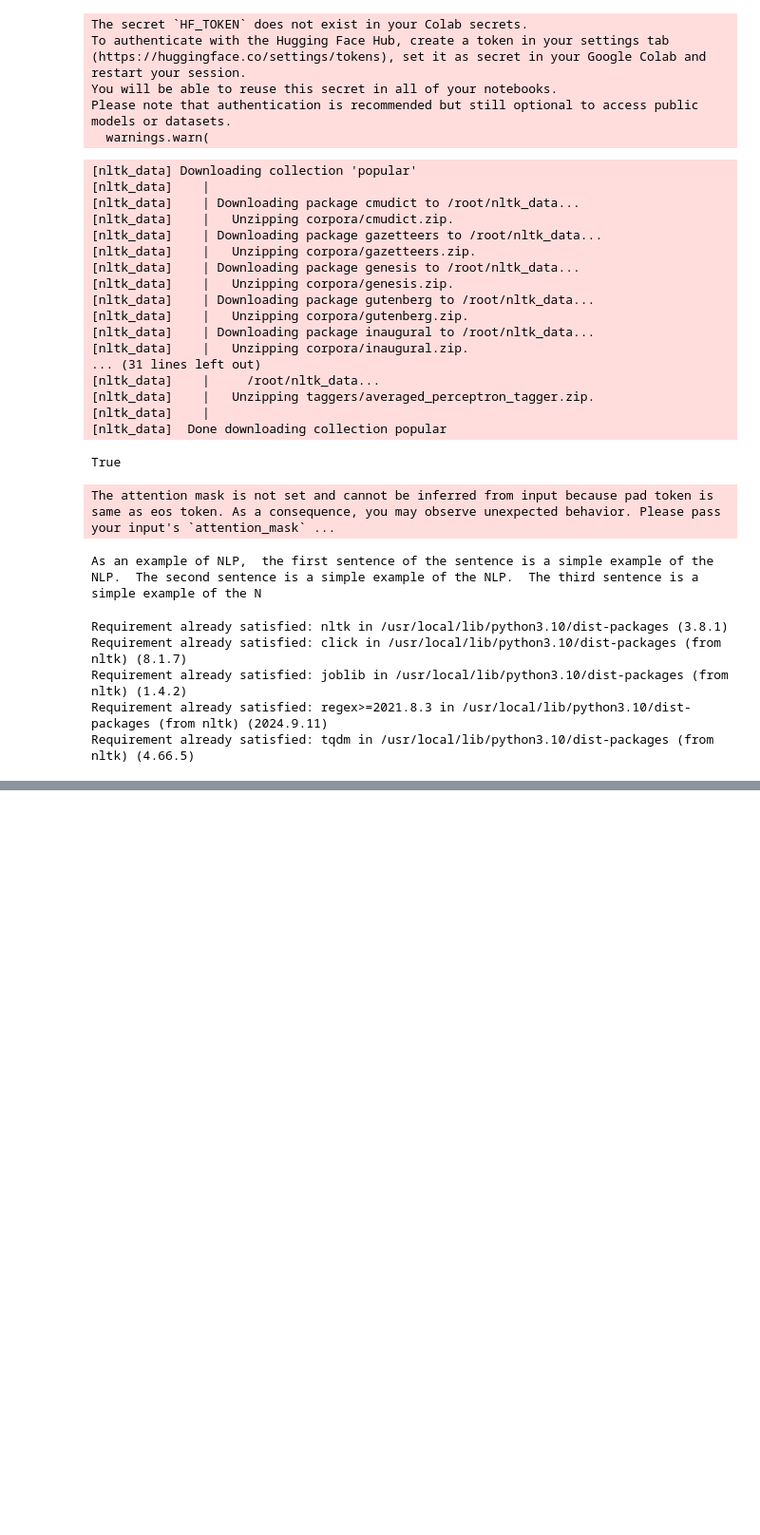
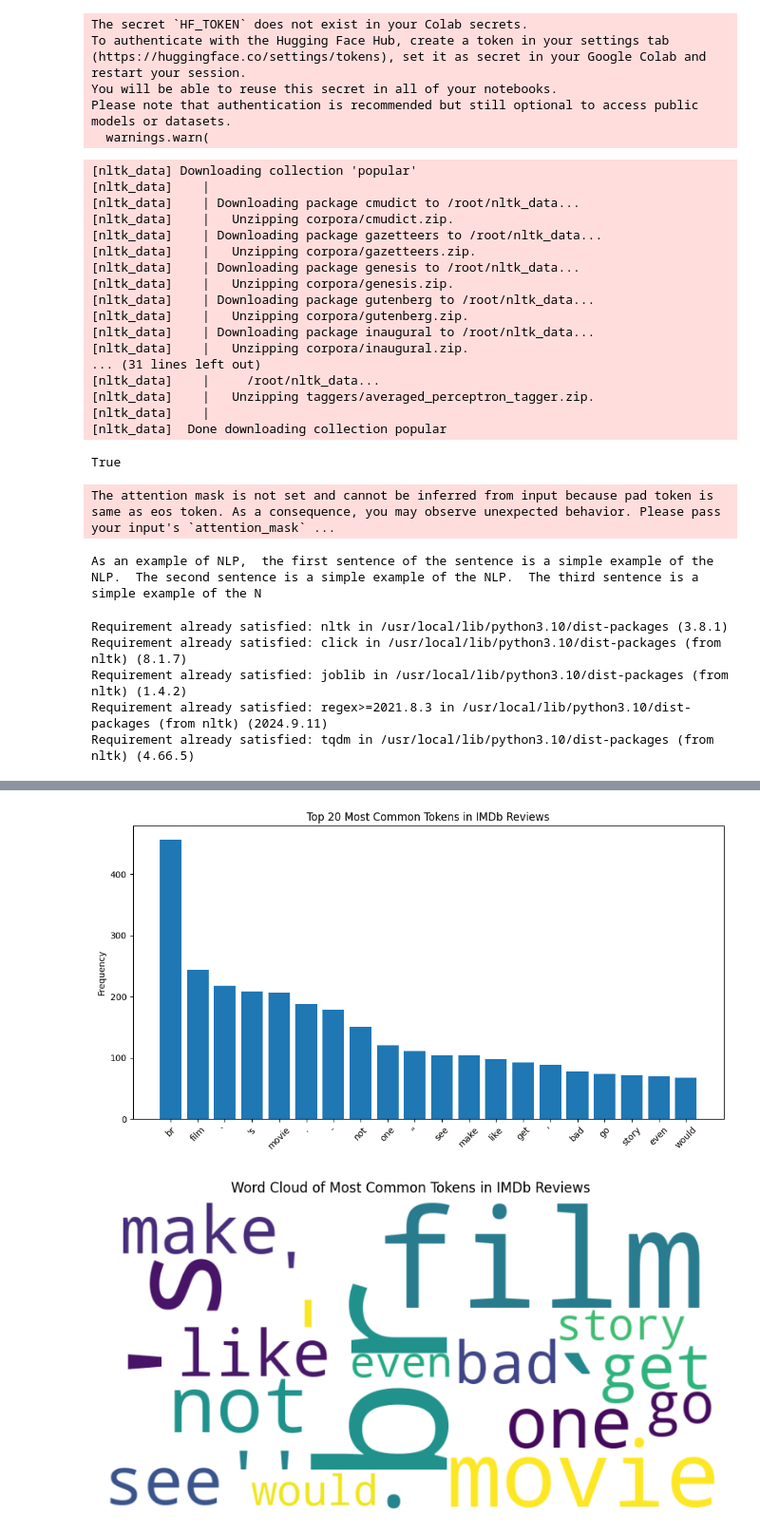
Before and after one commit to A790227/data-project-llm, a Jupyter notebook: Untitled0.ipynb, the cells around one changed output, grey strips where cells are left out. Shown: that part at 95% size. Cells and saved outputs as stored; diff of their text form; code cells hidden in the pictures; blank space fills up the shorter version.

```diff
--- a/Untitled0.ipynb
+++ b/Untitled0.ipynb
@@ -129,0 +219,67 @@ ds = load_dataset('imdb')
+# %%
+import matplotlib.pyplot as plt
+from datasets import load_dataset
+from nltk.corpus import stopwords
+from nltk.tokenize import word_tokenize
+from nltk.stem import PorterStemmer, WordNetLemmatizer
+import nltk
+import string
+import spacy
+from collections import Counter
+
+# Download necessary resources
+nltk.download('punkt')
+nltk.download('stopwords')
+nltk.download('wordnet')
+
+# Load spaCy model
+nlp = spacy.load("en_core_web_sm")
+
+# Load IMDb dataset
+ds = load_dataset('imdb', split='train')
+
+# Initialize tools
+stop_words = set(stopwords.words('english'))
+punctuation = string.punctuation
+stemmer = PorterStemmer()
+lemmatizer = WordNetLemmatizer()
+
+# Preprocess text: tokenize, remove punctuation, stopwords, and apply lemmatization
+def preprocess_text(text, apply_stemming=False, apply_lemmatization=True):
+    tokens = word_tokenize(text.lower())
+    cleaned_tokens = [token for token in tokens if token not in punctuation and token not in stop_words]
+    if apply_stemming:
+        cleaned_tokens = [stemmer.stem(token) for token in cleaned_tokens]
+    if apply_lemmatization:
+        doc = nlp(" ".join(cleaned_tokens))
+        cleaned_tokens = [token.lemma_ for token in doc]
+    return cleaned_tokens
+
+# Preprocess the first 100 reviews
+all_tokens = []
+for i in range(100):
+    tokens = preprocess_text(ds[i]['text'])
+    all_tokens.extend(tokens)
+
+# Get the 20 most common tokens
+common_tokens = Counter(all_tokens).most_common(20)
+tokens, frequencies = zip(*common_tokens)
+
+# Plot 1: Bar plot of the most common tokens
+plt.figure(figsize=(12, 6))
+plt.bar(tokens, frequencies)
+plt.title('Top 20 Most Common Tokens in IMDb Reviews')
+plt.xticks(rotation=45)
+plt.ylabel('Frequency')
+plt.show()
+
+# Plot 2: Word cloud of the most common tokens
+from wordcloud import WordCloud
+
+wordcloud = WordCloud(width=800, height=400, background_color='white').generate_from_frequencies(dict(common_tokens))
+plt.figure(figsize=(10, 5))
+plt.imshow(wordcloud, interpolation='bilinear')
+plt.axis('off')
+plt.title('Word Cloud of Most Common Tokens in IMDb Reviews')
+plt.show()
+# %% [output]
@@ -129,0 +292,2 @@ ds = load_dataset('imdb')
+[figure, added]
+[figure, added]
```
Also changed, not shown: parts of 4 cells of this notebook.
